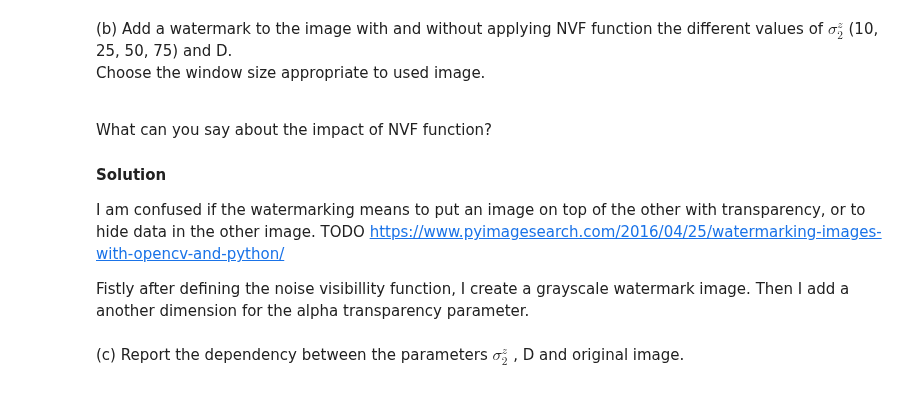
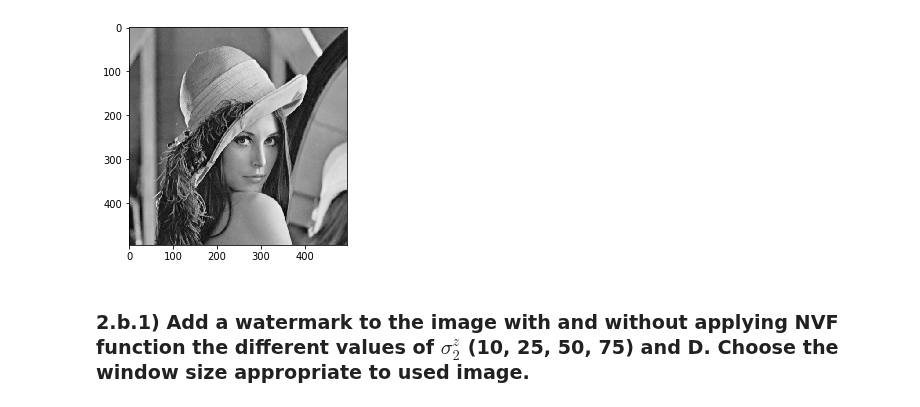
Before and after one commit to partizanos/advanced_image_processing, a Jupyter notebook: TP/TP1/solution/ex5.ipynb, the cells around one changed output. Saved outputs shown, nothing was run; the diff lists cells and outputs as text; code cells hidden in the pictures.

```diff
--- a/TP/TP1/solution/ex5.ipynb
+++ b/TP/TP1/solution/ex5.ipynb
@@ -9,32 +20,20 @@ ${\theta = \frac{D}{ \sigma _{x_{max}} ^{2} }}$
 # %%
 import matplotlib.pyplot as plt
 import matplotlib.image as mpimg
 import cv2
 import numpy as np
 imageLena = mpimg.imread("./data/lena.png")
-gray__imageLena = cv2.cvtColor(
+output = cv2.cvtColor(
     imageLena,
     cv2.COLOR_RGB2GRAY
 
 )
-plt.imshow(gray__imageLena,  cmap='gray' )
+gray__imageLena= output .copy()
+
+plt.imshow(gray__imageLena, cmap = 'gray' )
+plt.show()
 (h, w) = gray__imageLena.shape[:2]
+# %% [output]
+[figure, added]
 # %% [markdown]
-
-
-(b) Add a watermark to the image with and without applying NVF function the different
-values of ${σ ^z _2}$ (10, 25, 50, 75) and D.
-<br>
-Choose the window size appropriate to used image.
-
-<br>
-
-What can you say about the impact of NVF function?
-
-#### Solution
-I am confused if the watermarking means to put an image on top of the other with transparency,  or to hide data in the other image.
-TODO https://www.pyimagesearch.com/2016/04/25/watermarking-images-with-opencv-and-python/
-
-Fistly after defining the noise visibillity function,
-I create a grayscale watermark image.
-Then I add a another dimension for the alpha transparency parameter.
+### 2.b.1) Add a watermark to the image with and without applying NVF function the different values of ${σ ^z _2}$ (10, 25, 50, 75) and D.  Choose the window size appropriate to used image.
@@ -80,2 +39,0 @@ plt.show()
-# %% [markdown]
-(c) Report the dependency between the parameters ${σ ^z _2}$ , D and original image.
```
Also changed, not shown: parts of 8 cells of this notebook, 1 other file.
